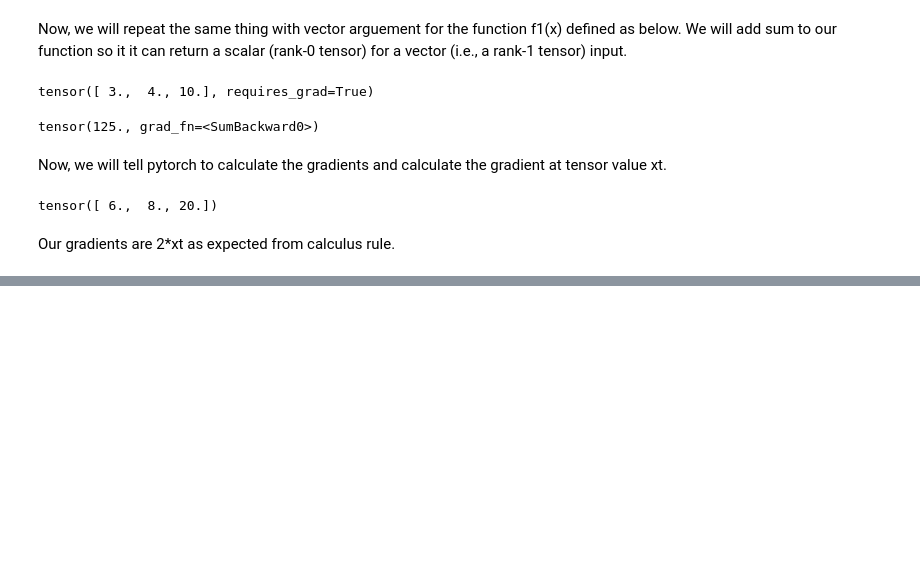
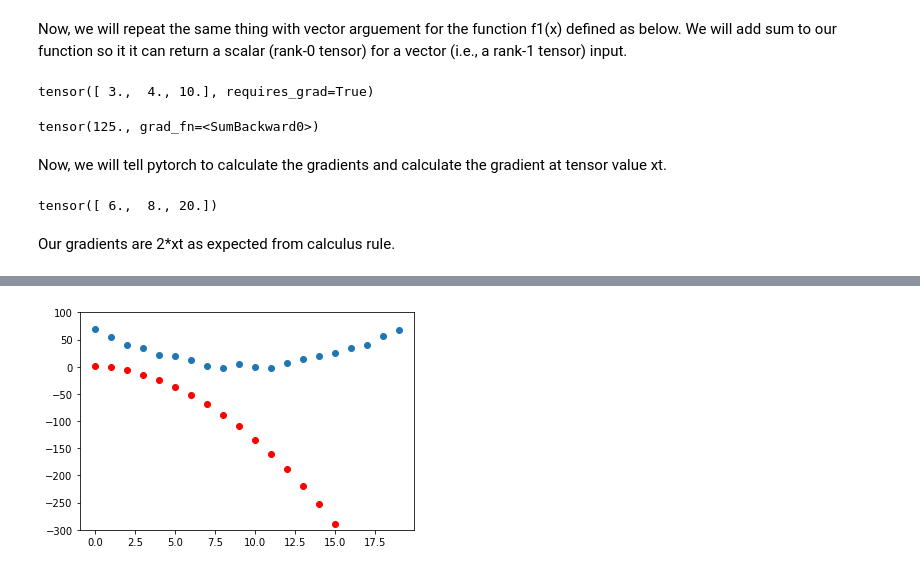
Before and after one commit to onkarmishra/pytorch-examples, a Jupyter notebook: autograd.ipynb, the cells around one changed output, grey strips where cells are left out. Drawn from its saved outputs; the diff is of its cells as text; code cells hidden in the pictures; blank space fills up the shorter version.

```diff
--- a/autograd.ipynb
+++ b/autograd.ipynb
@@ -196,0 +272,4 @@ Our gradients are 2*xt as expected from calculus rule.
+# %%
+show_preds(preds)
+# %% [output]
+[figure, added]
```
Also changed, not shown: parts of 23 cells of this notebook, 1 other file.
